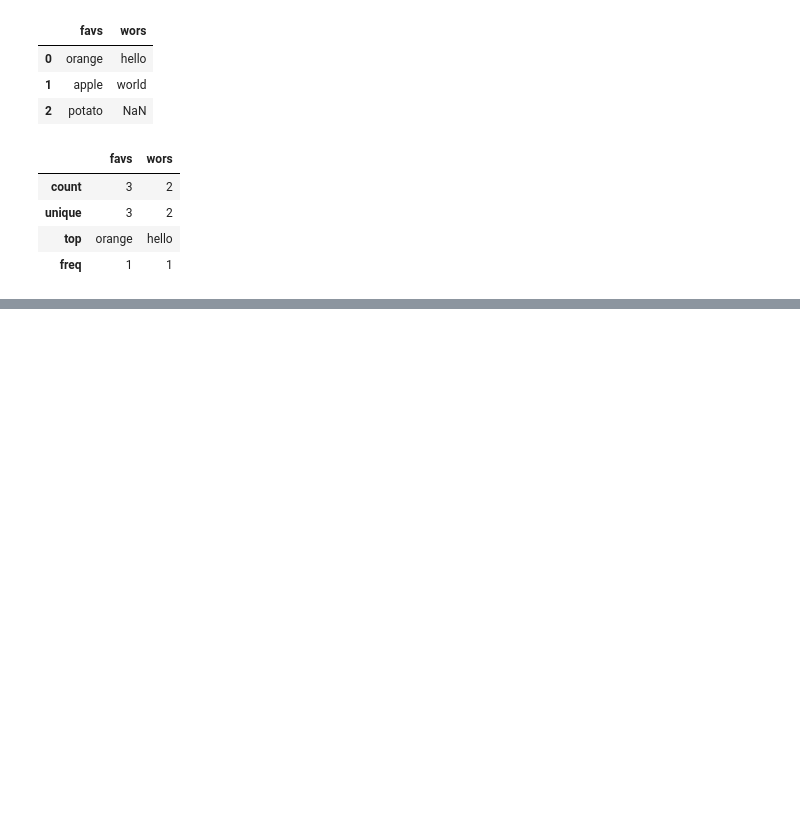
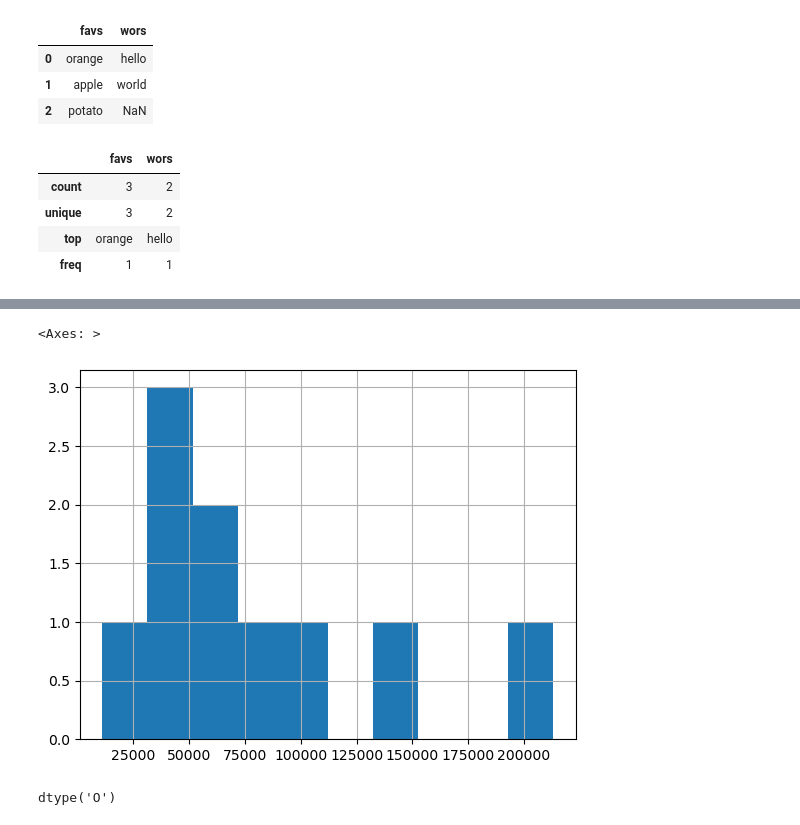
Before and after one commit to OhHiMerq/data-science-exploration, a Jupyter notebook: sample_project_1/introduction-to-pandas.ipynb, the cells around one changed output, grey strips where cells are left out. Cells and saved outputs as stored; diff of their text form; code cells hidden in the pictures; blank space fills up the shorter version.

```diff
--- a/sample_project_1/introduction-to-pandas.ipynb
+++ b/sample_project_1/introduction-to-pandas.ipynb
@@ -143,0 +306,9 @@ obj.describe()
+# %%
+car_sales["Odometer (KM)"].hist()
+# %% [output]
+<Axes: >
+[figure, added]
+# %%
+car_sales["Price"].dtype # <- Price column is non numeric
+# %% [output]
+dtype('O')
```
Also changed, not shown: parts of 24 cells of this notebook.
